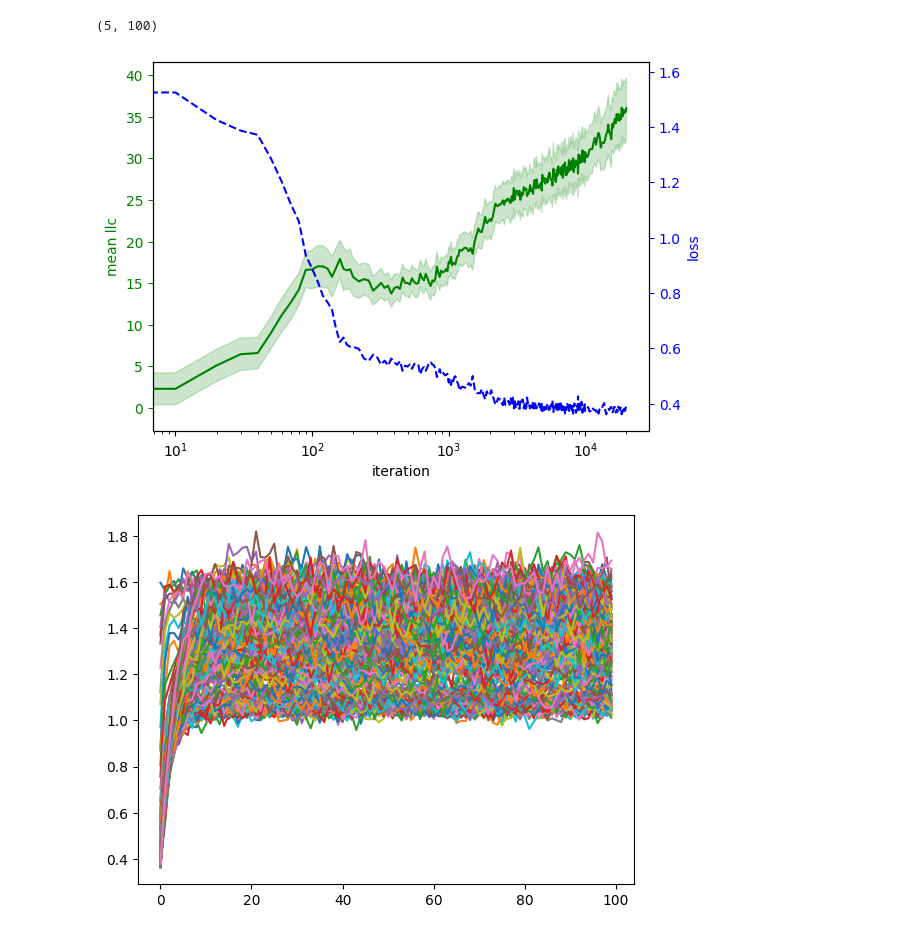
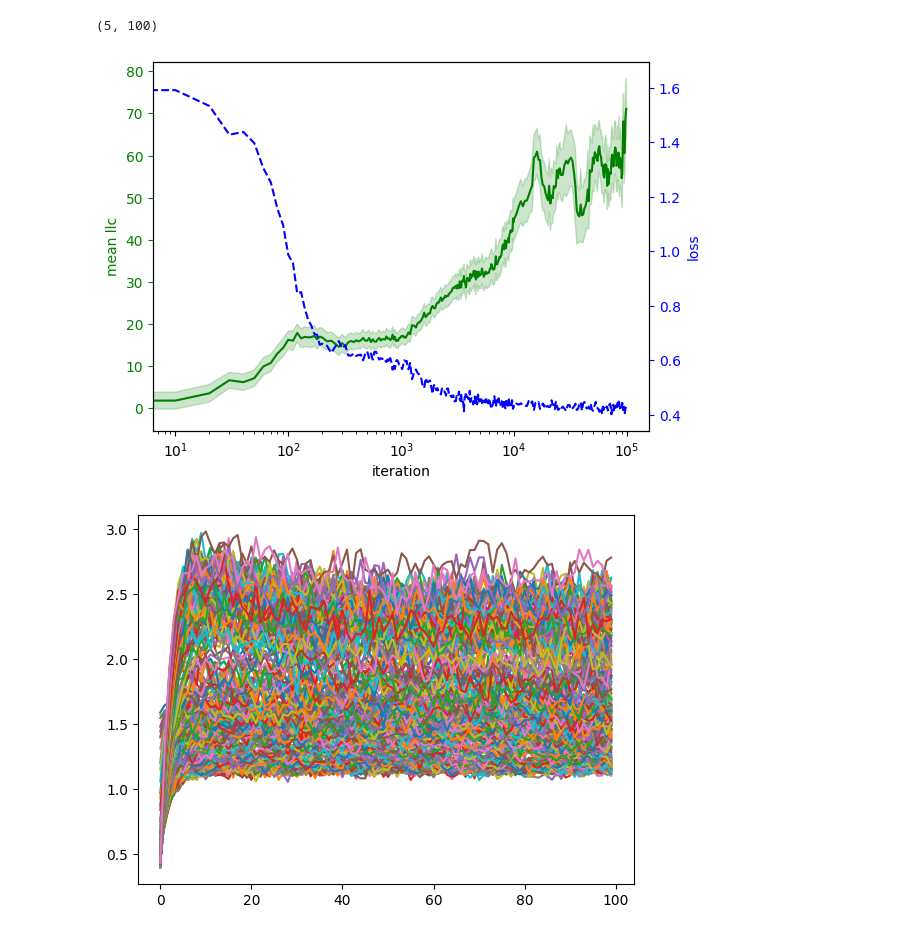
Before and after one commit to cybershiptrooper/ConceptPercolation, a Jupyter notebook: load_llc.ipynb, the cells around one changed output. Cells and saved outputs as stored; diff of their text form; code cells hidden in the pictures.

```diff
--- a/load_llc.ipynb
+++ b/load_llc.ipynb
@@ -5,13 +5,22 @@ import matplotlib.pyplot as plt
 import numpy as np
 from tqdm import tqdm
 # %%
-iters = list(range(0, 200, 10)) + list(range(200, 1200, 20)) + list(range(1200, 10_001, 50)) + list(range(10_250, 20_001, 250))
+# iters = list(range(0, 200, 10)) + list(range(200, 1200, 20)) + list(range(1200, 10_001, 50)) + list(range(10_250, 20_001, 250))
+iters = (
+    list(range(0, 200, 10))
+    + list(range(200, 1200, 20))
+    + list(range(1200, 5_001, 50))
+    + list(range(5_100, 10_001, 100))
+    + list(range(10_500, 25_501, 500))
+    + list(range(26_000, 99_001, 1000))
+)
+run_name = "3i23qszs"
 llc_files = [hf_hub_download(
-    "cybershiptrooper/ConceptPerlocation_px47qrx5_ckpts",
+    f"cybershiptrooper/ConceptPerlocation_{run_name}_ckpts",
     repo_type="model",
     filename=f"llc/llc_output_it_{it}.pkl",
-    revision="more_llcs",
-    local_dir="./cache/px47qrx5",
+    revision="main",
+    local_dir=f"./cache/{run_name}",
 ) for it in tqdm(iters)]
 # %%
 llcs = []
@@ -52,15 +61,15 @@ ax2.tick_params('y', colors='b')
 plt.xscale('log')
 # plt.xlim([10, 1200])
 # %% [output]
-[figure, old version]
+[figure, new version]
 # %%
-llc_traces = [llc["loss/trace"] for llc in llcs]
+llc_traces = [llc["loss/trace"] for llc in llcs[:-5]]
 # meaned_traces = llc_traces.mean(axis=1)
 meaned_traces = [np.mean(llc_traces, axis=0) for llc_traces in llc_traces]
 
 for trace in meaned_traces:
     plt.plot(trace)
     # plt.legend(iters, loc='center left', bbox_to_anchor=(1, 0.5))
 # %% [output]
-[figure, old version]
+[figure, new version]
 # %%
```
Also changed, not shown: parts of 2 cells of this notebook, 4 other files.
